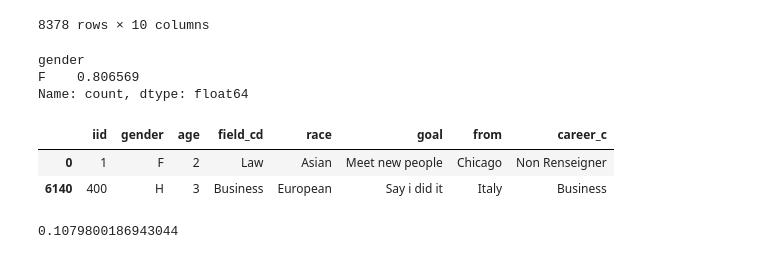
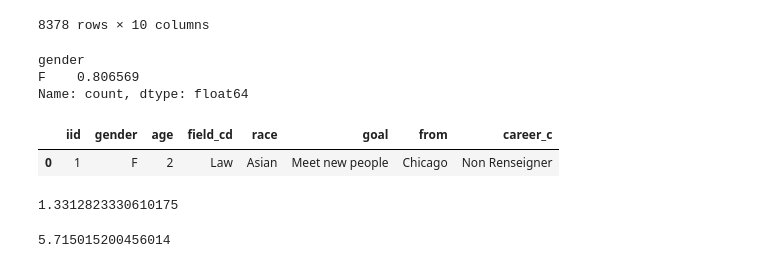
Before and after one commit to soulSw0rd/AuraLink, a Jupyter notebook: dataTreatment.ipynb, the cells around one changed output. Saved outputs shown, nothing was run; the diff lists cells and outputs as text; code cells hidden in the pictures.

Commit message:
Get Best Compatibility

```diff
--- a/dataTreatment.ipynb
+++ b/dataTreatment.ipynb
@@ -210,15 +210,12 @@ F    0.806569
 Name: count, dtype: float64
 # %%
 profil1 = 1
-profil2 = 400
-profil1Df = df_profil.loc[(df_profil["iid"] == profil1)]
-profil2Df = df_profil.loc[(df_profil["iid"] == profil2)]
+profil2Df = df_profil.loc[(df_profil["iid"] == profil1)]
 
-df_profil.loc[(df_profil["iid"] == profil1) | (df_profil["iid"] == profil2)]
+profil2Df
 # %% [output]
 |  | iid | gender | age | field_cd | race | goal | from | career_c |
 | 0 | 1 | F | 2 | Law | Asian | Meet new people | Chicago | Non Renseigner |
-| 6140 | 400 | H | 3 | Business | European | Say i did it | Italy | Business |
 # %%
 def getMatchPourcente(p1:pd.DataFrame,p2:pd.DataFrame):
     _from = float(getColumnMatchPourcente("from", p1["from"].values[0]).fillna(0.5).get(p2["from"],0.5))
@@ -233,15 +230,34 @@ def getMatchPourcente(p1:pd.DataFrame,p2:pd.DataFrame):
 # %%
 
 def getRandomProfil():
-    def echantillonner_et_appliquer(colonne):
+    def echantillonner_et_appliquer(colonne:pd.Series):
         echantillon = colonne.sample(n=1).iloc[0]
         return colonne.apply(lambda x: echantillon)
 
     return df_profil.apply(echantillonner_et_appliquer).drop_duplicates()
 
 
-profil2Df = getRandomProfil()
+profil1Df = getRandomProfil()
 
 getMatchPourcente(profil1Df, profil2Df)
 # %% [output]
-0.1079800186943044
+1.3312823330610175
+# %%
+def getBestCompatibility(profil):
+    return pd.DataFrame({
+        "gender": getColumnMatchPourcente("gender", profil["gender"].values[0]).idxmax(),
+        "age": getColumnMatchPourcente("age", profil["age"].values[0]).idxmax(),
+        "field_cd": getColumnMatchPourcente("field_cd", profil["field_cd"].values[0]).idxmax(),
+        "race": getColumnMatchPourcente("race", profil["race"].values[0]).idxmax(),
+        "goal": getColumnMatchPourcente("goal", profil["goal"].values[0]).idxmax(),
+        "from": getColumnMatchPourcente("from", profil["from"].values[0]).idxmax(),
+        "career_c": getColumnMatchPourcente("career_c", profil["career_c"].values[0]).idxmax()
+    }, index=[0])
+
+
+
+profil1Df = getRandomProfil()
+pr2 = getBestCompatibility(profil1Df)
+getMatchPourcente(profil1Df, pr2)
+# %% [output]
+5.715015200456014
```
